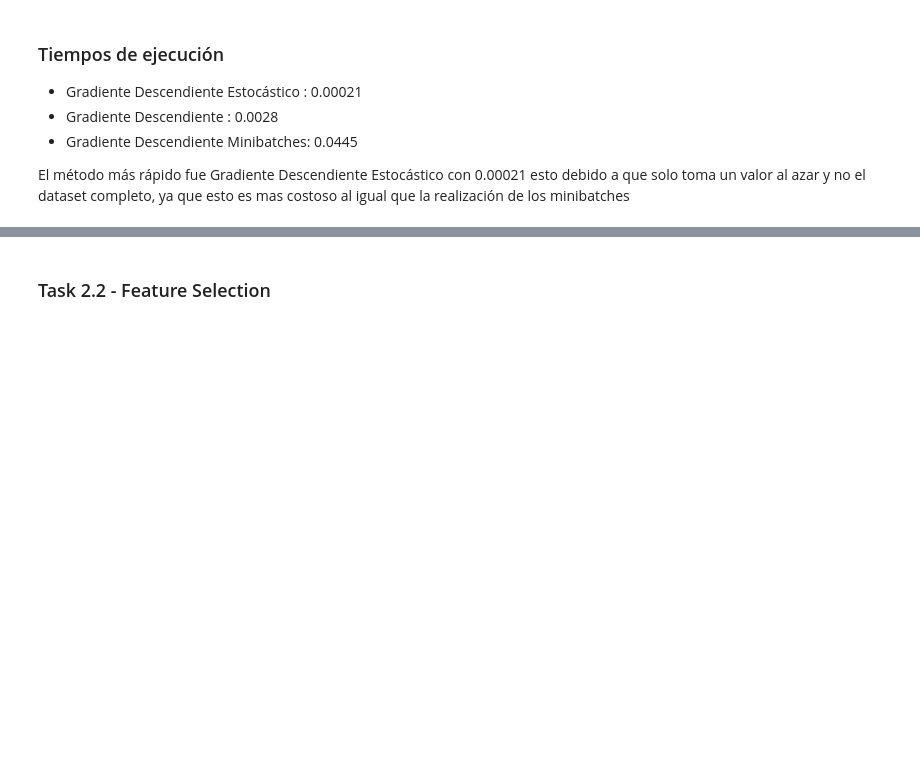
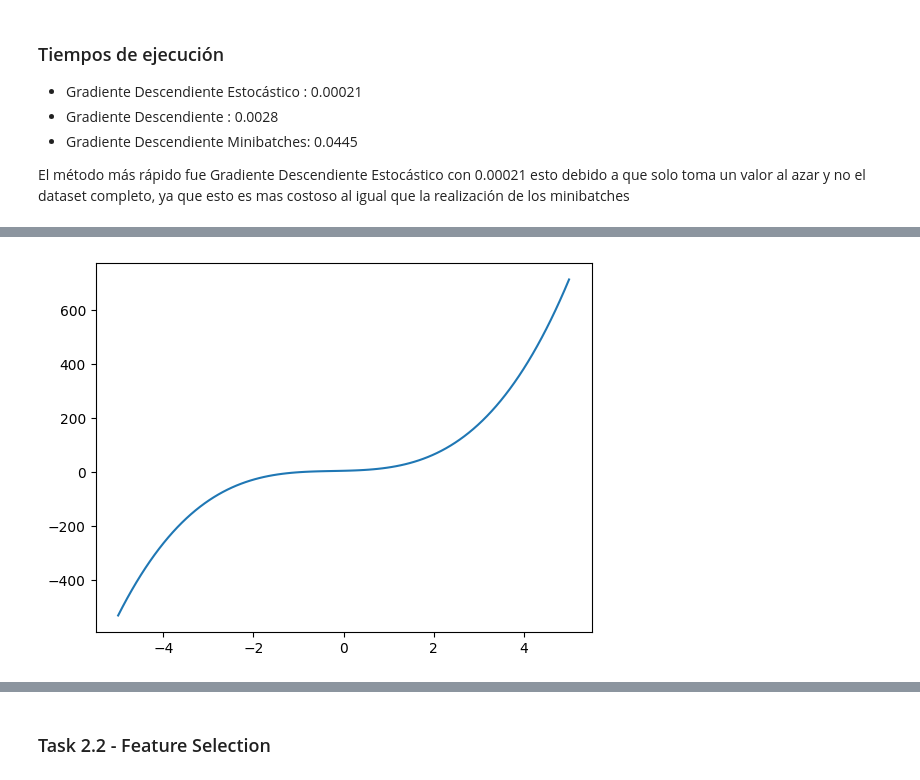
Before and after one commit to Kojimena/IA-L3, a Jupyter notebook: lab3.ipynb, the cells around one changed output, grey strips where cells are left out. Cells and saved outputs as stored; diff of their text form; code cells hidden in the pictures; blank space fills up the shorter version.

```diff
--- a/lab3.ipynb
+++ b/lab3.ipynb
@@ -67,7 +70,7 @@ print("Pesos iniciales:", w)
 # %% [output]
 Pesos iniciales: [1.76405235 0.40015721 0.97873798 2.2408932 ]
 # %%
-def gradiente_polinomio(X):
+def gradiente_polinomio(X: int):
     derivada = np.polyder(polinomio)
     return np.polyval(derivada, X)
 # %%
@@ -99,7 +102,7 @@ def stochastic_gradient_descent(X, y, w, alpha, iteraciones):
 # %%
 from time import time
 start = time()
-nuevos_w, graph = stochastic_gradient_descent(X, y, w, alpha, iteraciones)
+nuevos_w_sdg, graph = stochastic_gradient_descent(X, y, w, alpha, iteraciones)
 end = time()
 print("Tiempo de ejecución:", end - start)
 # %% [output]
@@ -204,0 +233,6 @@ El método más rápido fue Gradiente Descendiente Estocástico con 0.00021 esto
+# %%
+# graficar x vs y_pred_sgd
+plt.plot(X, y_pred_sgd)
+plt.show()
+# %% [output]
+[figure, added]
```
Also changed, not shown: parts of 13 cells of this notebook, 1 other file.
